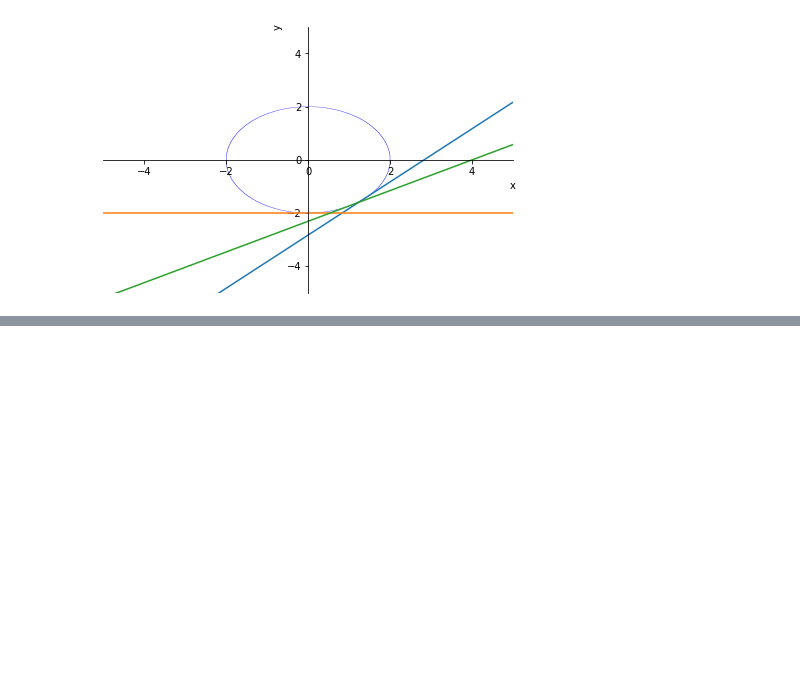
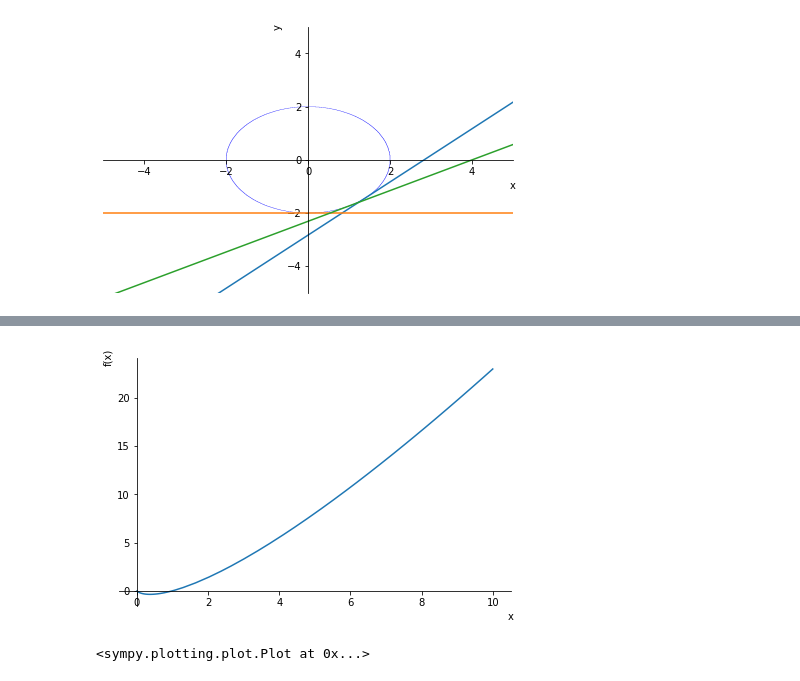
Before and after one commit to dss99911/ds-study, a Jupyter notebook: python/mathmetics/differential.ipynb, the cells around one changed output, grey strips where cells are left out. Saved outputs shown, nothing was run; the diff lists cells and outputs as text; code cells hidden in the pictures; blank space fills up the shorter version.

```diff
--- a/python/mathmetics/differential.ipynb
+++ b/python/mathmetics/differential.ipynb
@@ -120,0 +146,5 @@ plt.show()
+# %%
+plot(x*ln(x))
+# %% [output]
+[figure, added]
+<sympy.plotting.plot.Plot at 0x...>
```
Also changed, not shown: parts of 3 cells of this notebook, 2 other files.
